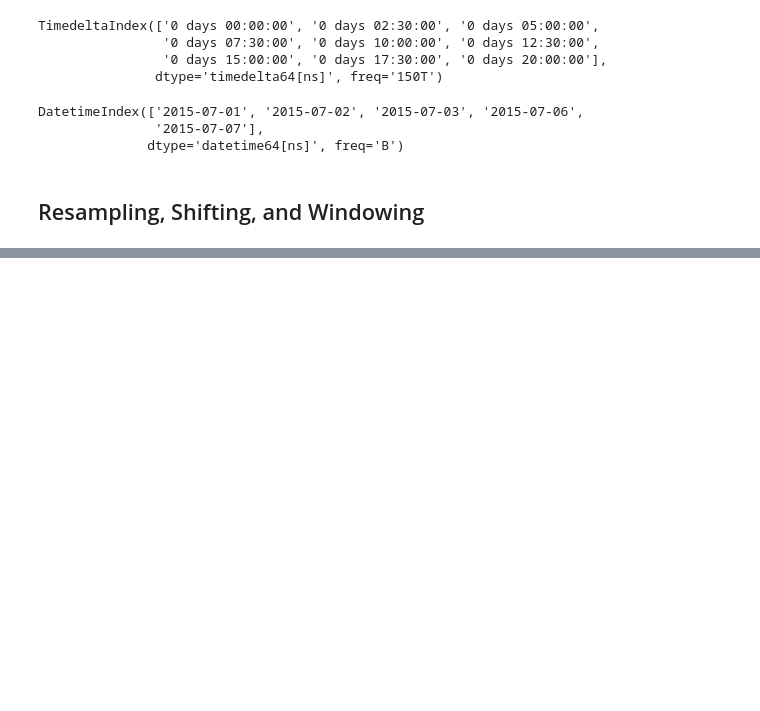
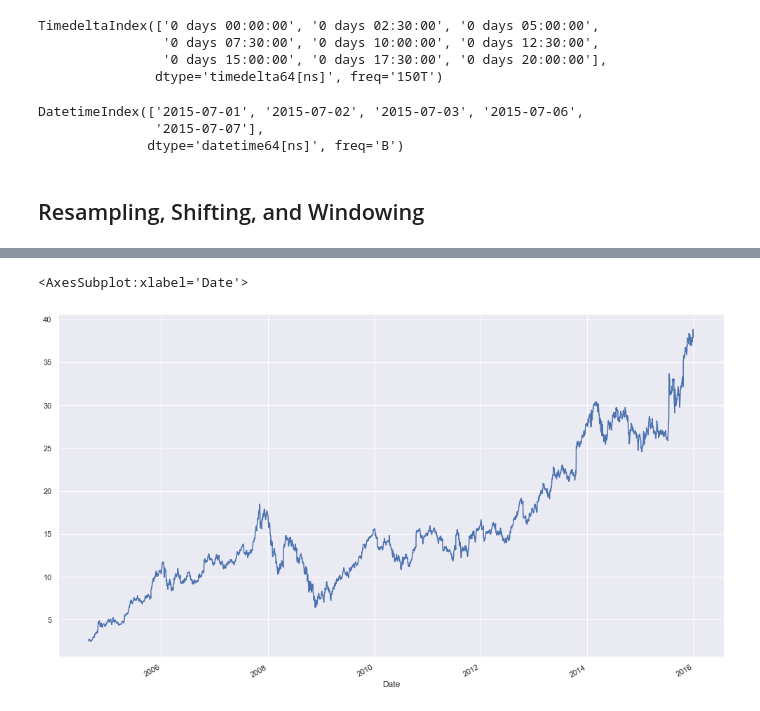
Before and after one commit to Felecort/DS-Rush, a Jupyter notebook: src/DS_handbook/4_pandas_features.ipynb, the cells around one changed output, grey strips where cells are left out. Saved outputs shown, nothing was run; the diff lists cells and outputs as text; code cells hidden in the pictures; blank space fills up the shorter version.

```diff
--- a/src/DS_handbook/4_pandas_features.ipynb
+++ b/src/DS_handbook/4_pandas_features.ipynb
@@ -2277,0 +2280,4 @@ DatetimeIndex(['2015-07-01', '2015-07-02', '2015-07-03', '2015-07-06',
+# %%
+goog = data.DataReader('GOOG', start='2004', end='2016',
+                       data_source='yahoo')
+goog.head()
@@ -2277,0 +2292,8 @@ DatetimeIndex(['2015-07-01', '2015-07-02', '2015-07-03', '2015-07-06',
+# %%
+sns.set_theme(rc={"figure.figsize":(17, 10)})
+goog = goog['Close']
+# %%
+goog.plot()
+# %% [output]
+<AxesSubplot:xlabel='Date'>
+[figure, added]
```
Also changed, not shown: parts of 61 cells of this notebook.
